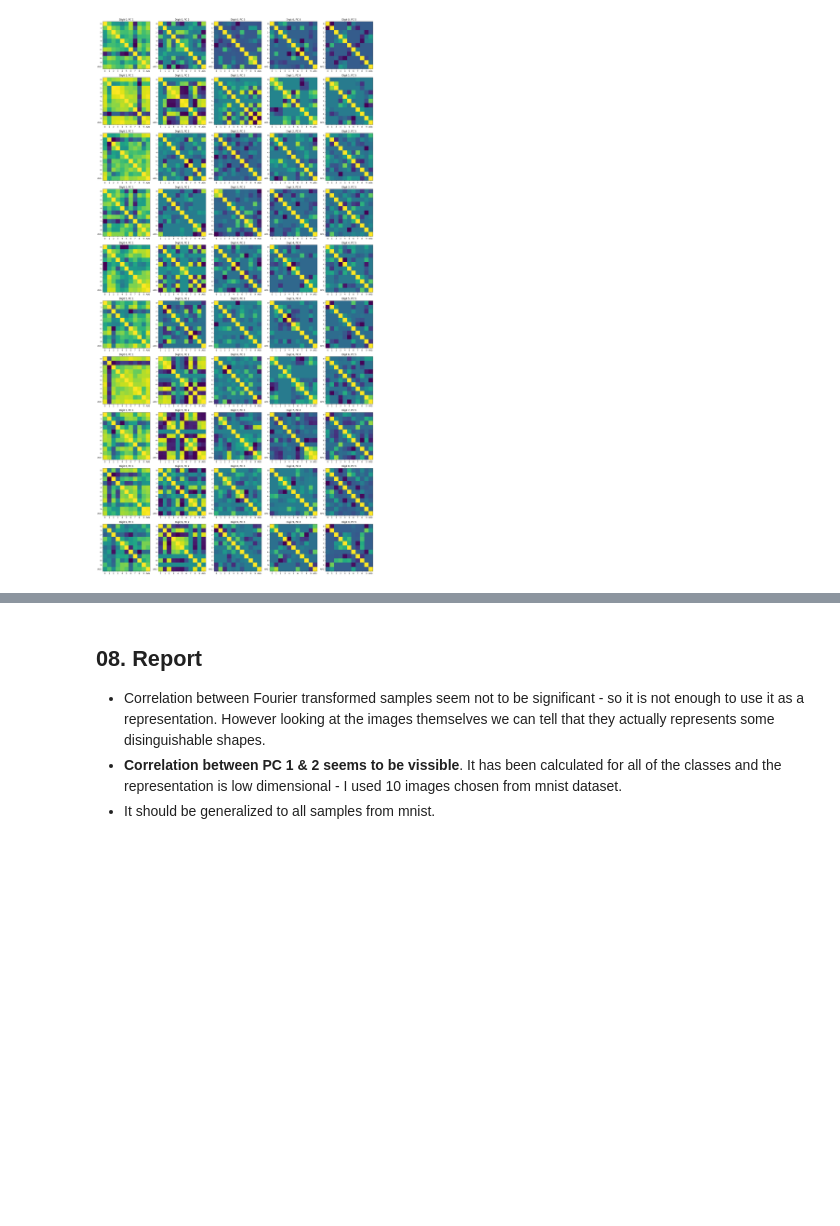
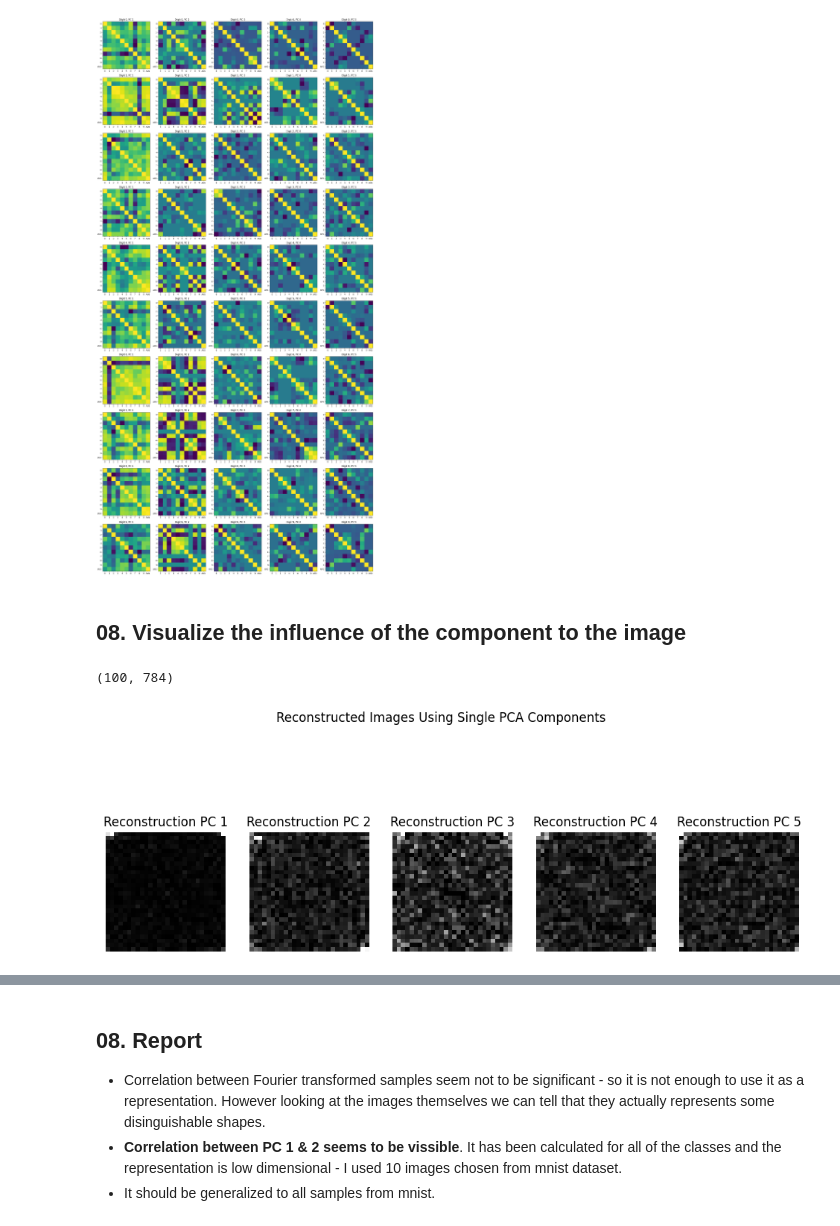
Before and after one commit to ewaMiazga/ai-lab-work, a Jupyter notebook: fourier-mnist-experiments.ipynb, the cells around one changed output, grey strips where cells are left out. Saved outputs shown, nothing was run; the diff lists cells and outputs as text; code cells hidden in the pictures; blank space fills up the shorter version.

```diff
--- a/fourier-mnist-experiments.ipynb
+++ b/fourier-mnist-experiments.ipynb
@@ -325,3 +327,55 @@ plt.tight_layout()
 plt.show()
 # %% [output]
 [figure]
+# %% [markdown]
+## 08. Visualize the influence of the component to the image
+# %%
+import numpy as np
+import matplotlib.pyplot as plt
+from numpy.fft import fft2, ifft2, fftshift, ifftshift
+from sklearn.decomposition import PCA
+
+print(frequencies.shape)
+
+# Example data: 11 images, each of shape (28, 28)
+num_images = 11
+image_shape = (100, 28, 28)
+
+frequencies = frequencies.reshape(*image_shape)
+
+# Perform PCA on the magnitude spectrums of the images
+magnitude_spectrums = [np.log(np.abs(fftshift(fft2(freq))) + 1) for freq in frequencies]
+magnitude_spectrums_flattened = [magnitude_spectrum.flatten() for magnitude_spectrum in magnitude_spectrums]
+
+# Combine the magnitude spectrums into a single array
+combined_magnitude_spectrums = np.array(magnitude_spectrums_flattened)
+
+# Apply PCA
+num_components = 5
+pca = PCA(n_components=num_components)
+pca.fit(combined_magnitude_spectrums)
+
+# Reconstruct image using only one principal component at a time
+fig, axes = plt.subplots(1, 5, figsize=(12, 5))
+for i, ax in enumerate(axes.flat):
+    # Keep only one principal component
+    reconstructed_fft = np.zeros_like(combined_magnitude_spectrums[0])
+    reconstructed_fft += pca.components_[i]
+
+    # Reshape to original image shape
+    reconstructed_fft = reconstructed_fft.reshape(28, 28)
+
+    # Convert back to spatial domain using Inverse FFT
+    reconstructed_fft_shifted = ifftshift(np.exp(reconstructed_fft) - 1)  # Inverse shift
+    reconstructed_image = np.abs(ifft2(reconstructed_fft_shifted))  # Inverse FFT
+
+    # Display reconstructed image
+    ax.imshow(reconstructed_image, cmap="gray")
+    ax.set_title(f"Reconstruction PC {i+1}")
+    ax.axis("off")
+
+plt.suptitle("Reconstructed Images Using Single PCA Components")
+plt.show()
+# %% [output]
+(100, 784)
+[figure, added]
```
Also changed, not shown: parts of 8 cells of this notebook.
